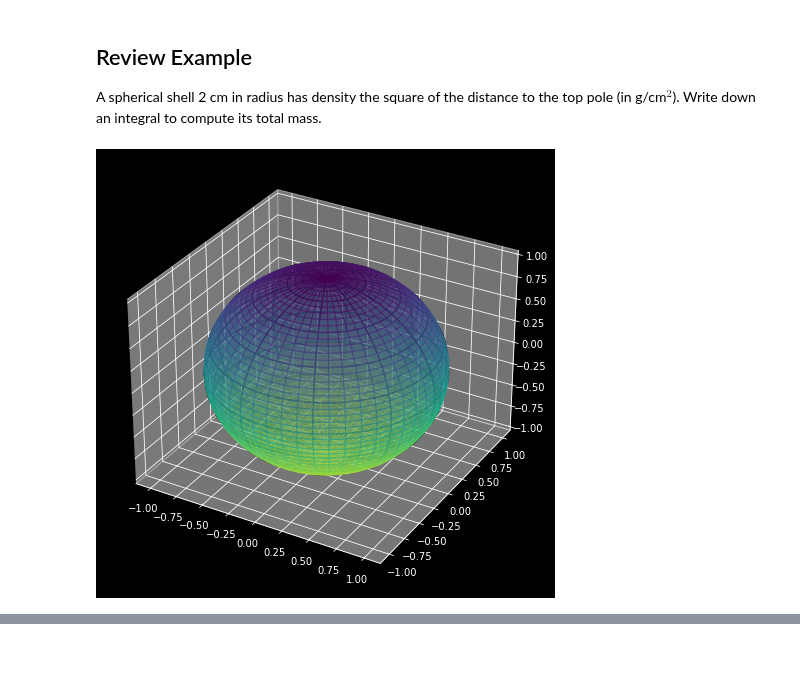
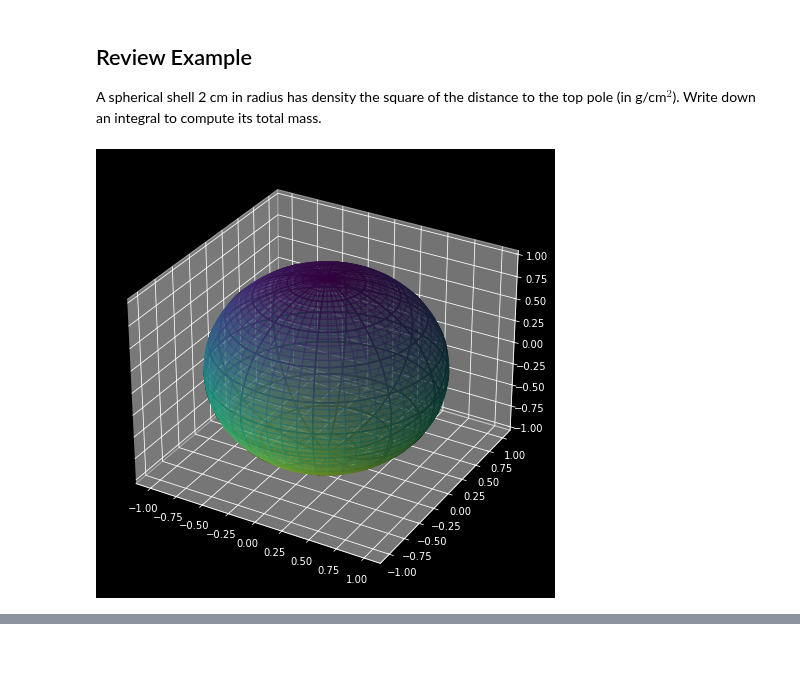
Before and after one commit to drewyoungren/mvc, a Jupyter notebook: lec/mvc-L22.ipynb, the cells around one changed output, grey strips where cells are left out. Cells and saved outputs as stored; diff of their text form; code cells hidden in the pictures.

```diff
--- a/lec/mvc-L22.ipynb
+++ b/lec/mvc-L22.ipynb
@@ -31,14 +31,15 @@ A spherical shell 2 cm in radius has density the square of the distance to the t
 # %%
 fig = plt.figure(figsize=(8,8))
 ax = fig.gca(projection='3d')
 u = np.linspace(0,pi,50)
 v = np.linspace(0,2*pi,50)
 U,V = np.meshgrid(u,v)
 mc = cm.viridis((2-2*cos(U))/4)
-ax.plot_surface(sin(U)*cos(V),sin(U)*sin(V),cos(U),alpha=.5,cmap='viridis',facecolors=mc)
-ax.plot_wireframe(sin(U)*cos(V),sin(U)*sin(V),cos(U),alpha=1,color='k',rcount=10,ccount=10);
+ax.plot_surface(sin(U)*cos(V),sin(U)*sin(V),cos(U),alpha=.5,facecolors=mc,zorder=-1)
+ax.plot_wireframe(sin(U)*cos(V),sin(U)*sin(V),cos(U),alpha=1,color='k',rcount=10,ccount=10,zorder=3);
+plt.axis('auto');
 # %% [output]
-[figure, old version]
+[figure, new version]
 # %% [markdown]
 <p style="padding-bottom:40%;"> </p>
 # %% [markdown]
```
Also changed, not shown: 1 other file.
